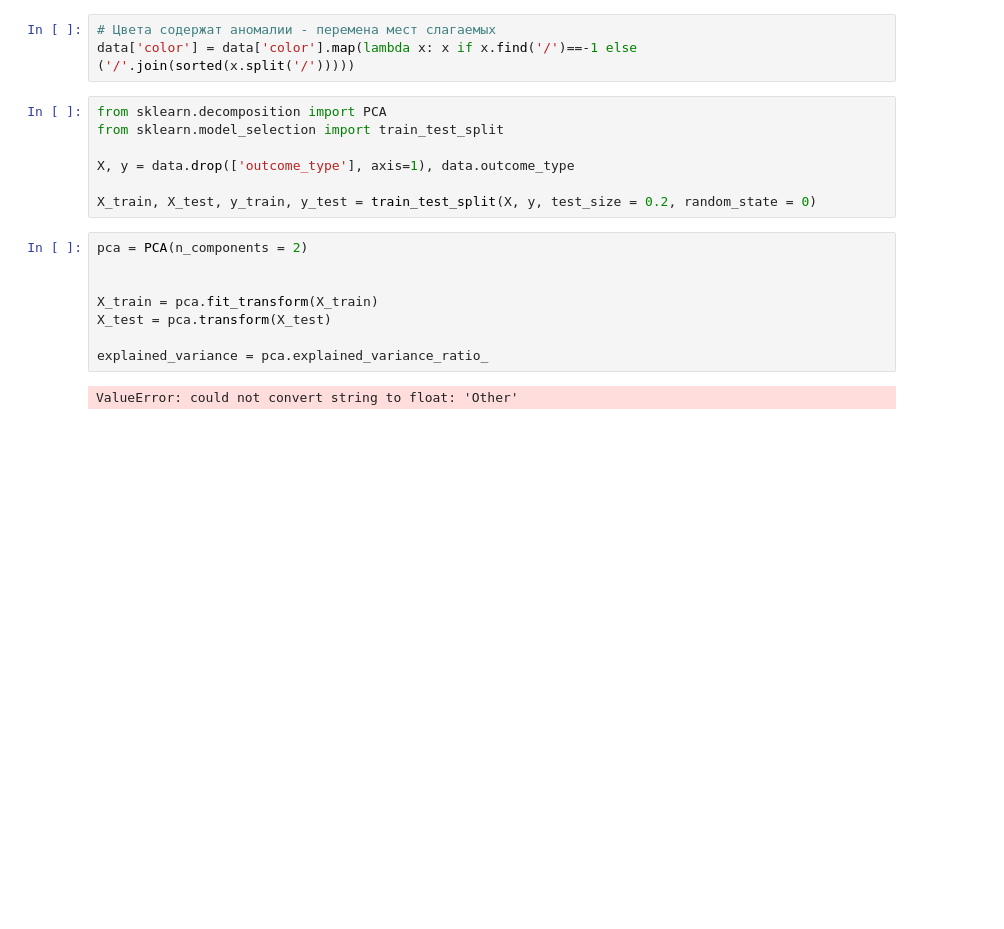
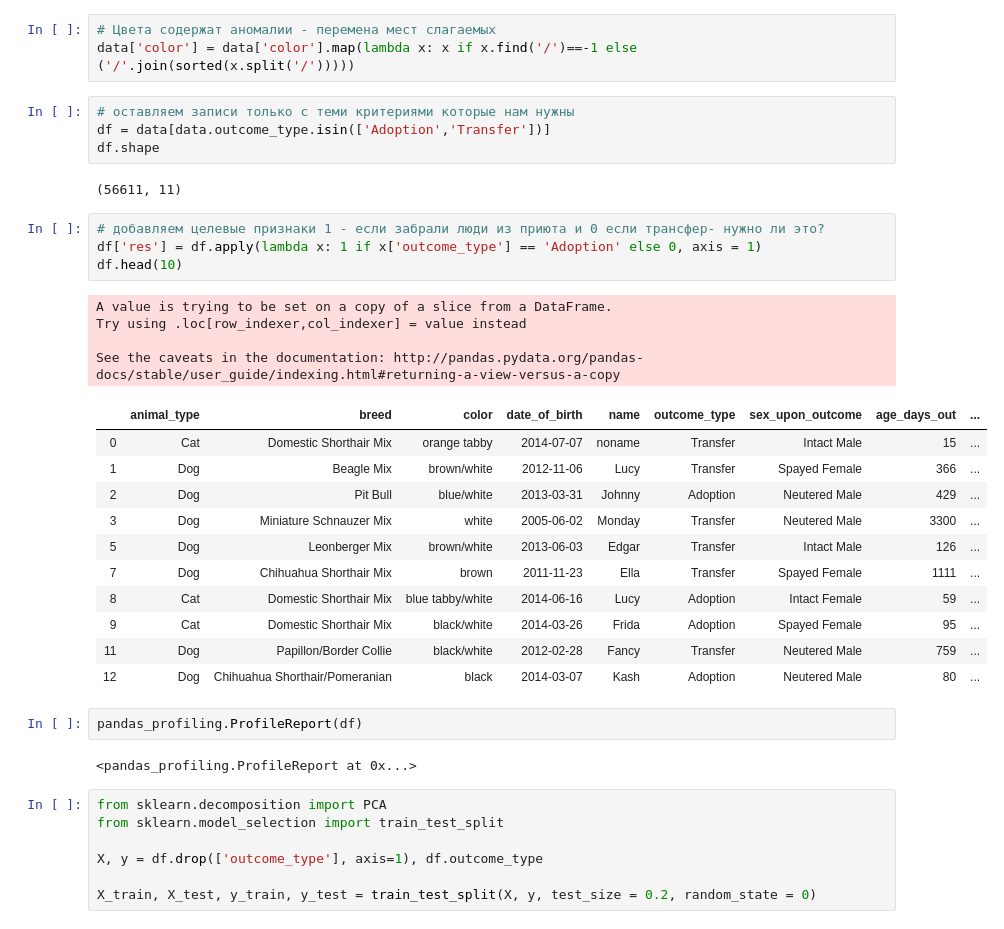
Before and after one commit to yurikaz/dz_fe_3, a Jupyter notebook: dz_fe_3.ipynb, the cells around one changed output. Cells and saved outputs as stored; diff of their text form; blank space fills up the shorter version.

```diff
--- a/dz_fe_3.ipynb
+++ b/dz_fe_3.ipynb
@@ -207,20 +207,40 @@ pandas_profiling.ProfileReport(data)
 # %%
 # Цвета содержат аномалии - перемена мест слагаемых
 data['color'] = data['color'].map(lambda x: x if x.find('/')==-1 else ('/'.join(sorted(x.split('/')))))
+# %%
+# оставляем записи только с теми критериями которые нам нужны
+df = data[data.outcome_type.isin(['Adoption','Transfer'])]
+df.shape
+# %% [output]
+(56611, 11)
+# %%
+# добавляем целевые признаки 1 - если забрали люди из приюта и 0 если трансфер- нужно ли это?
+df['res'] = df.apply(lambda x: 1 if x['outcome_type'] == 'Adoption' else 0, axis = 1)
+df.head(10)
+# %% [output]
+A value is trying to be set on a copy of a slice from a DataFrame.
+Try using .loc[row_indexer,col_indexer] = value instead
+
+See the caveats in the documentation: http://pandas.pydata.org/pandas-docs/stable/user_guide/indexing.html#returning-a-view-versus-a-copy
+|  | animal_type | breed | color | date_of_birth | name | outcome_type | sex_upon_outcome | age_days_out | ... |
+| 0 | Cat | Domestic Shorthair Mix | orange tabby | 2014-07-07 | noname | Transfer | Intact Male | 15 | ... |
+| 1 | Dog | Beagle Mix | brown/white | 2012-11-06 | Lucy | Transfer | Spayed Female | 366 | ... |
+| 2 | Dog | Pit Bull | blue/white | 2013-03-31 | Johnny | Adoption | Neutered Male | 429 | ... |
+| 3 | Dog | Miniature Schnauzer Mix | white | 2005-06-02 | Monday | Transfer | Neutered Male | 3300 | ... |
+| 5 | Dog | Leonberger Mix | brown/white | 2013-06-03 | Edgar | Transfer | Intact Male | 126 | ... |
+| 7 | Dog | Chihuahua Shorthair Mix | brown | 2011-11-23 | Ella | Transfer | Spayed Female | 1111 | ... |
+| 8 | Cat | Domestic Shorthair Mix | blue tabby/white | 2014-06-16 | Lucy | Adoption | Intact Female | 59 | ... |
+| 9 | Cat | Domestic Shorthair Mix | black/white | 2014-03-26 | Frida | Adoption | Spayed Female | 95 | ... |
+| 11 | Dog | Papillon/Border Collie | black/white | 2012-02-28 | Fancy | Transfer | Neutered Male | 759 | ... |
+| 12 | Dog | Chihuahua Shorthair/Pomeranian | black | 2014-03-07 | Kash | Adoption | Neutered Male | 80 | ... |
+# %%
+pandas_profiling.ProfileReport(df)
+# %% [output]
+<pandas_profiling.ProfileReport at 0x...>
 # %%
 from sklearn.decomposition import PCA
 from sklearn.model_selection import train_test_split
 
-X, y = data.drop(['outcome_type'], axis=1), data.outcome_type
+X, y = df.drop(['outcome_type'], axis=1), df.outcome_type
 
 X_train, X_test, y_train, y_test = train_test_split(X, y, test_size = 0.2, random_state = 0)
-# %%
-pca = PCA(n_components = 2)
-
-
-X_train = pca.fit_transform(X_train)
-X_test = pca.transform(X_test)
-
-explained_variance = pca.explained_variance_ratio_
-# %% [output]
-ValueError: could not convert string to float: 'Other'
```
Also changed, not shown: parts of 6 cells of this notebook.
